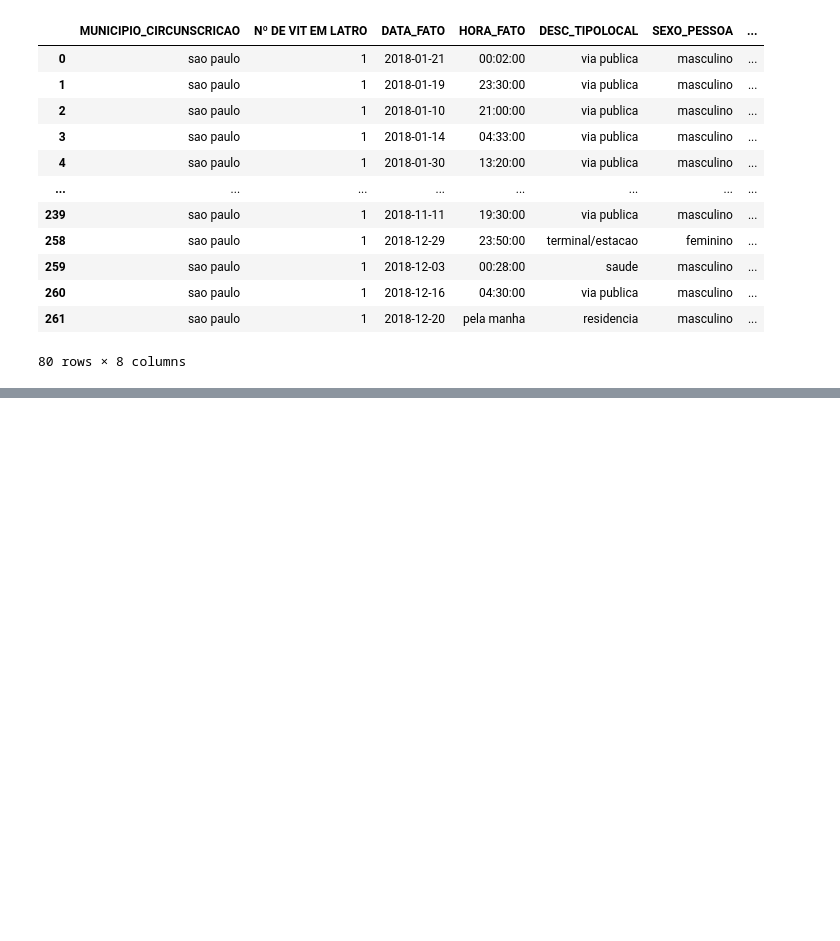
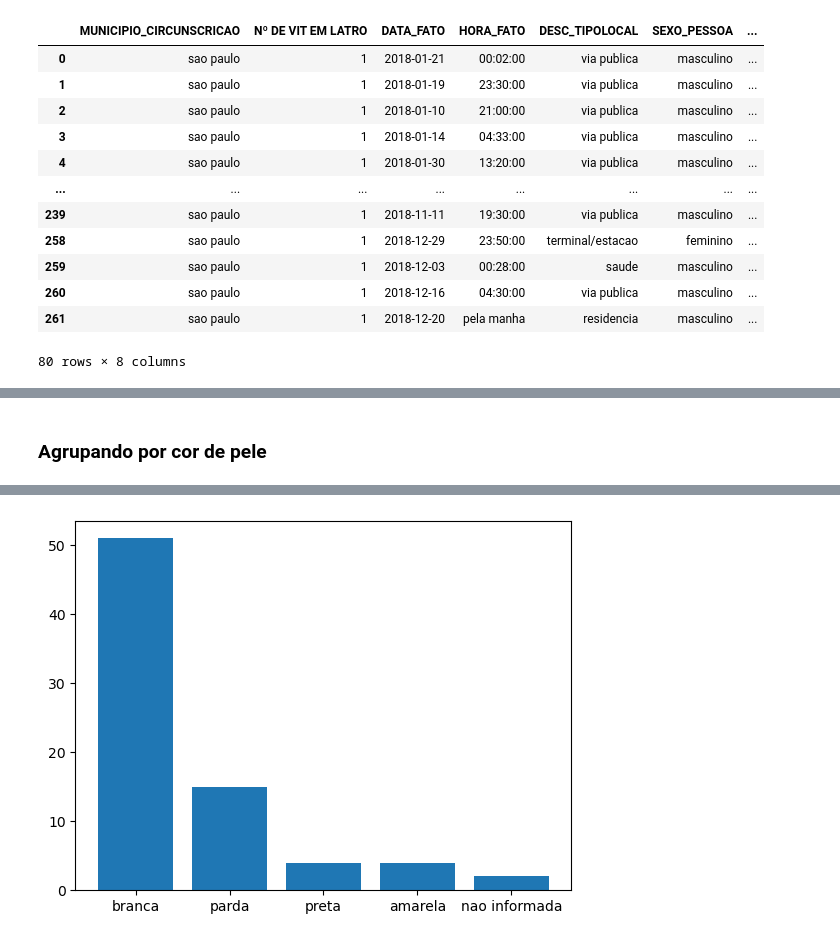
Before and after one commit to hugosantosbessa/ML2023-HugoBessa, a Jupyter notebook: llistas/pre-processamento/Tarefa - Análise de dados de crime.ipynb, the cells around one changed output, grey strips where cells are left out. Cells and saved outputs as stored; diff of their text form; code cells hidden in the pictures; blank space fills up the shorter version.

```diff
--- a/llistas/pre-processamento/Tarefa - Análise de dados de crime.ipynb
+++ b/llistas/pre-processamento/Tarefa - Análise de dados de crime.ipynb
@@ -126,4 +107,7 @@ df.plot(kind='hist', x='SEXO_PESSOA')
+# %% [markdown]
+### Agrupando por cor de pele
 # %%
-df['COR_PELE'] = df['COR_PELE'].str.replace(' ', '')
-df.plot(kind='hist', x='COR_PELE')
+counts = df['COR_PELE'].value_counts()
+plt.bar(counts.index, counts.values)
+plt.show()
 # %% [output]
@@ -130,0 +114 @@ df.plot(kind='hist', x='COR_PELE')
+[figure, added]
```
Also changed, not shown: parts of 26 cells of this notebook.
